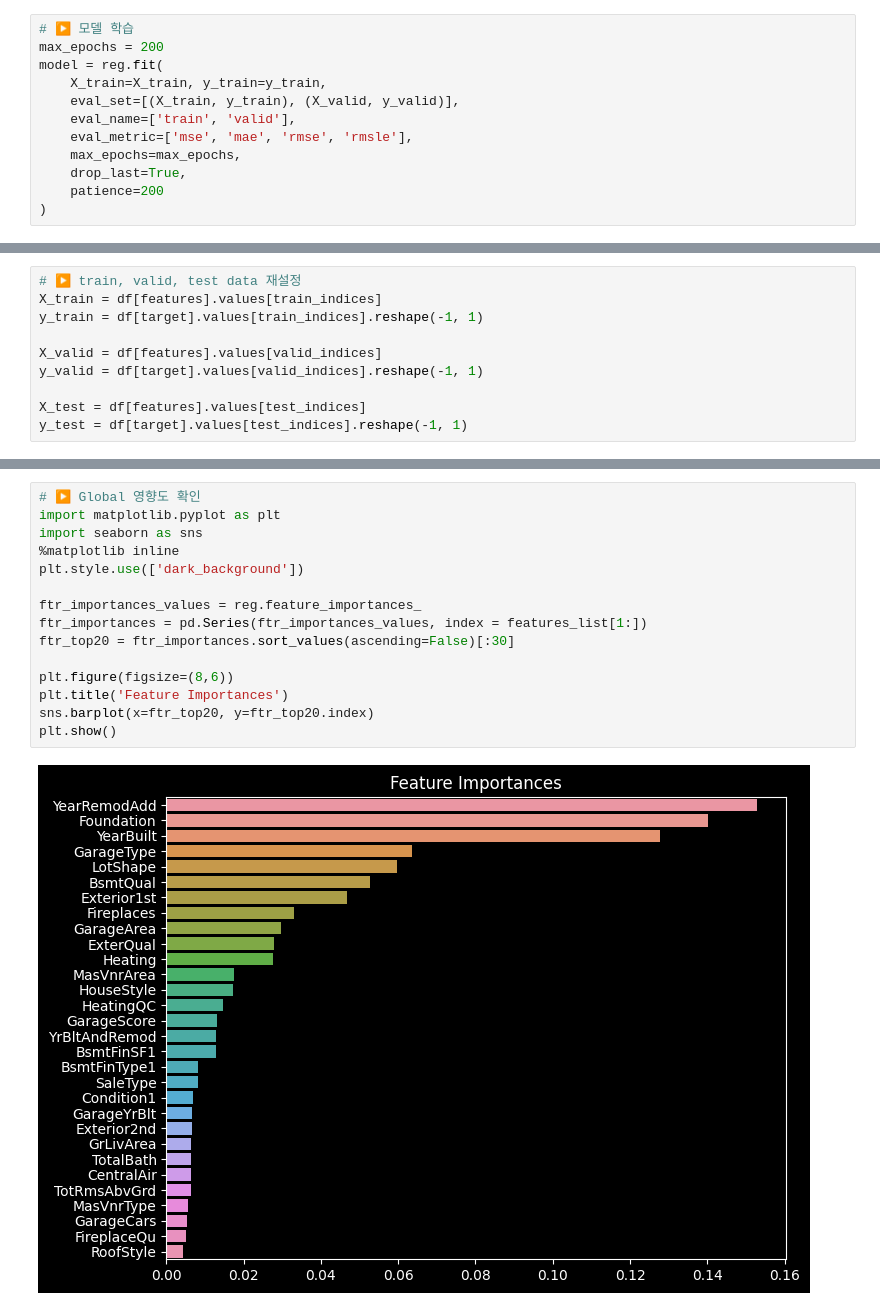
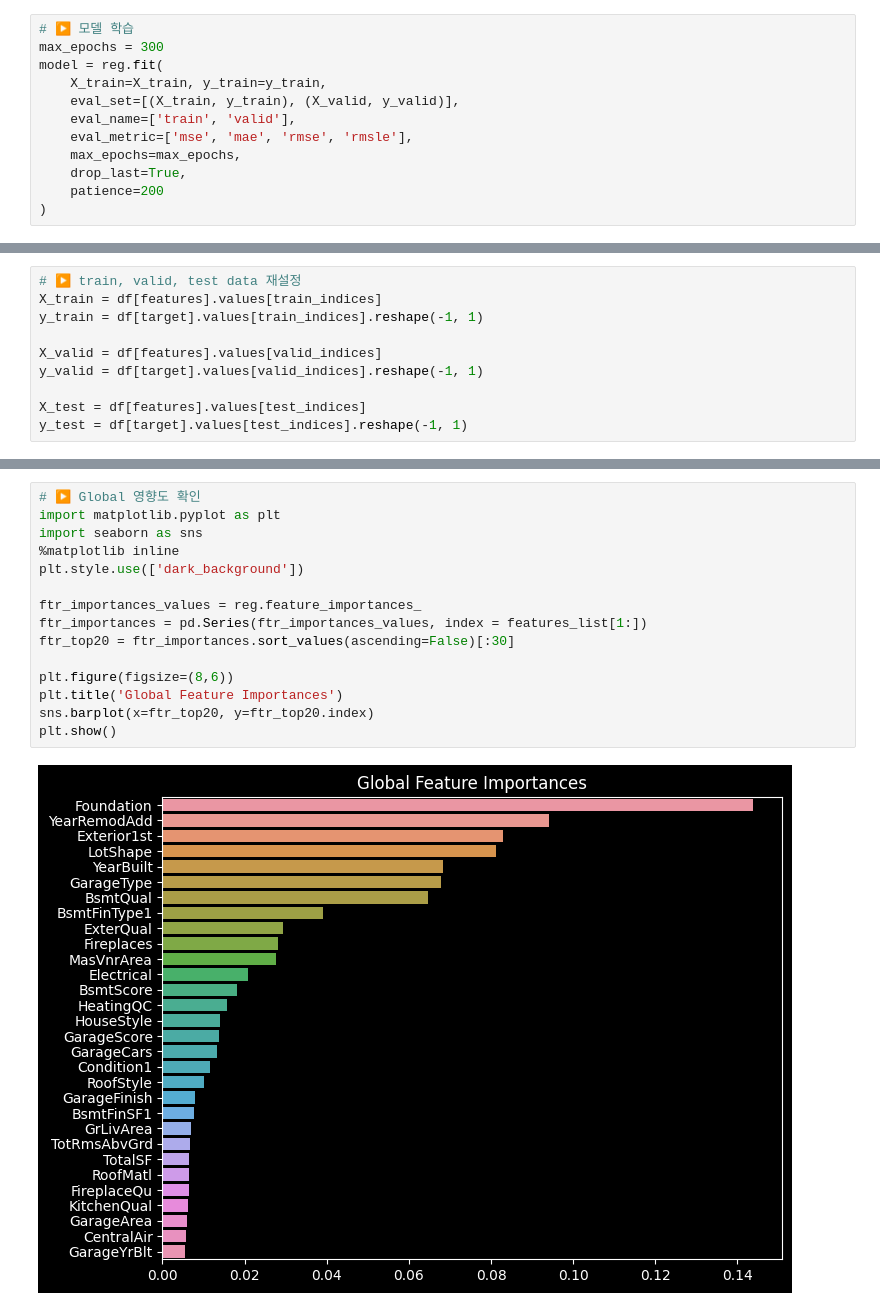
Before and after one commit to kinzinzz/Real_estate_Price_Prediction, a Jupyter notebook: 부동산_가격_예측.ipynb, the cells around one changed output, grey strips where cells are left out. Drawn from its saved outputs; the diff is of its cells as text.

```diff
--- a/부동산_가격_예측.ipynb
+++ b/부동산_가격_예측.ipynb
@@ -787,7 +984,7 @@ reg = TabNetRegressor(cat_dims=cat_dims,
                       verbose=20)
 # %%
 # ▶ 모델 학습
-max_epochs = 200
+max_epochs = 300
 model = reg.fit(
     X_train=X_train, y_train=y_train,
     eval_set=[(X_train, y_train), (X_valid, y_valid)],
@@ -1156,17 +1382,17 @@ px.imshow(explain_and_preds[:,:],
 # %%
 # ▶ Global 영향도 확인
 import matplotlib.pyplot as plt
 import seaborn as sns
 %matplotlib inline
 plt.style.use(['dark_background'])
 
 ftr_importances_values = reg.feature_importances_
 ftr_importances = pd.Series(ftr_importances_values, index = features_list[1:])
 ftr_top20 = ftr_importances.sort_values(ascending=False)[:30]
 
 plt.figure(figsize=(8,6))
-plt.title('Feature Importances')
+plt.title('Global Feature Importances')
 sns.barplot(x=ftr_top20, y=ftr_top20.index)
 plt.show()
 # %% [output]
-[figure, old version]
+[figure, new version]
```
Also changed, not shown: parts of 26 cells of this notebook, 1 other file.
